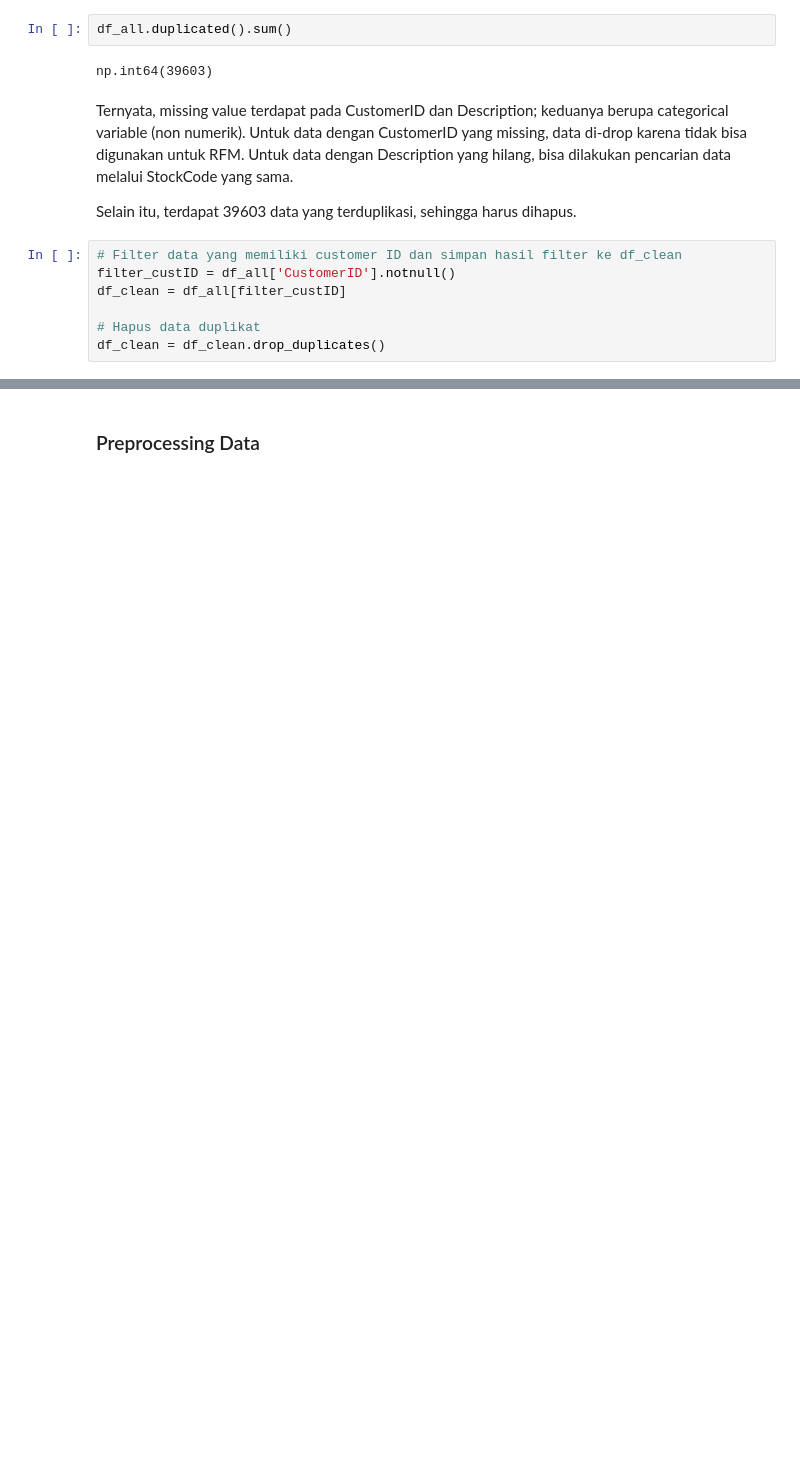
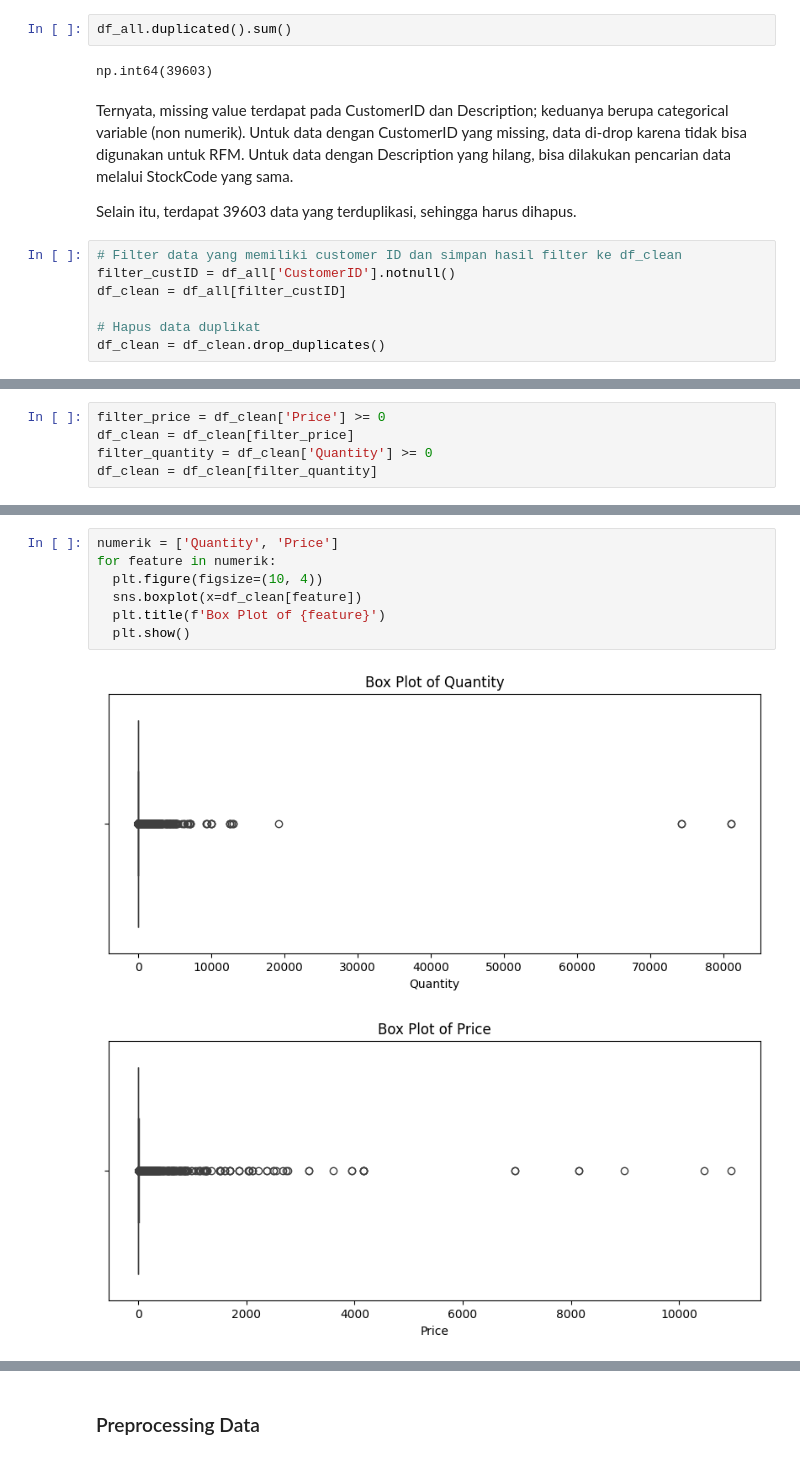
Before and after one commit to ShiftorTheOrca/asah-capstone, a Jupyter notebook: Asah_Fetch_A25_CS328.ipynb, the cells around one changed output, grey strips where cells are left out. Saved outputs shown, nothing was run; the diff lists cells and outputs as text; blank space fills up the shorter version.

```diff
--- a/Asah_Fetch_A25_CS328.ipynb
+++ b/Asah_Fetch_A25_CS328.ipynb
@@ -239,0 +252,5 @@ Cek Data Outlier
+# %%
+filter_price = df_clean['Price'] >= 0
+df_clean = df_clean[filter_price]
+filter_quantity = df_clean['Quantity'] >= 0
+df_clean = df_clean[filter_quantity]
@@ -239,0 +269,10 @@ Cek Data Outlier
+# %%
+numerik = ['Quantity', 'Price']
+for feature in numerik:
+  plt.figure(figsize=(10, 4))
+  sns.boxplot(x=df_clean[feature])
+  plt.title(f'Box Plot of {feature}')
+  plt.show()
+# %% [output]
+[figure, added]
+[figure, added]
```
Also changed, not shown: parts of 26 cells of this notebook.
